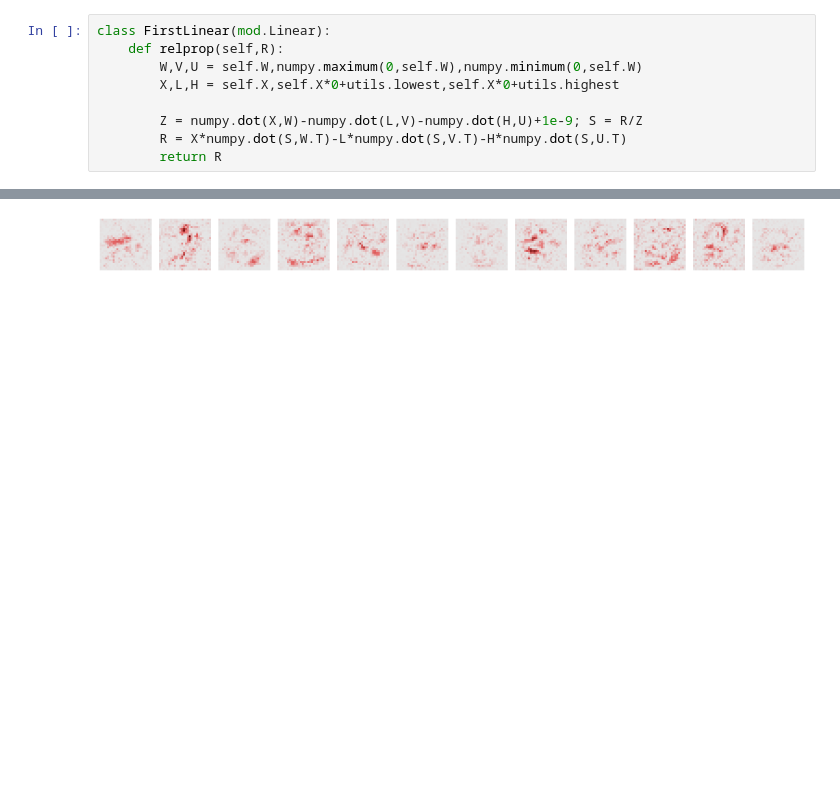
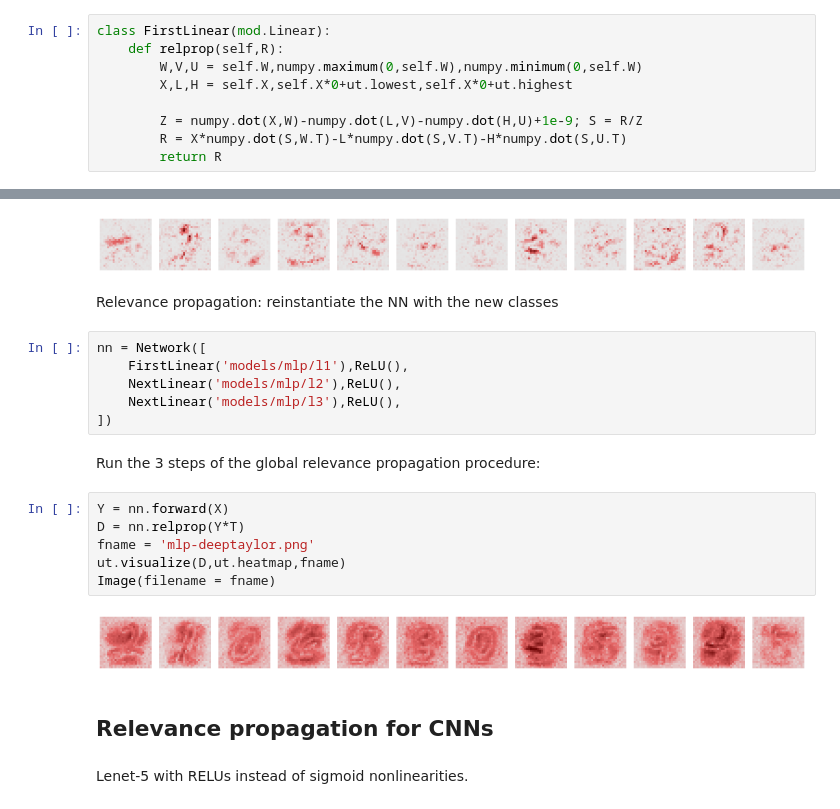
Before and after one commit to NLeSC/XAI, a Jupyter notebook: Software/Python/LRP Tutorial/LRP_Tutorial.ipynb, the cells around one changed output, grey strips where cells are left out. Cells and saved outputs as stored; diff of their text form; blank space fills up the shorter version.

Commit message:
LRP tutorial output images

```diff
--- a/Software/Python/LRP Tutorial/LRP_Tutorial.ipynb
+++ b/Software/Python/LRP Tutorial/LRP_Tutorial.ipynb
@@ -56,7 +59,7 @@ Implementing the zB rule (with input activations the raw pixels?)
 class FirstLinear(mod.Linear):
     def relprop(self,R):
         W,V,U = self.W,numpy.maximum(0,self.W),numpy.minimum(0,self.W)
-        X,L,H = self.X,self.X*0+utils.lowest,self.X*0+utils.highest
+        X,L,H = self.X,self.X*0+ut.lowest,self.X*0+ut.highest
 
         Z = numpy.dot(X,W)-numpy.dot(L,V)-numpy.dot(H,U)+1e-9; S = R/Z
         R = X*numpy.dot(S,W.T)-L*numpy.dot(S,V.T)-H*numpy.dot(S,U.T)
@@ -85,3 +88,25 @@ ut.visualize(S,ut.heatmap,fname)
 Image(filename = fname)
 # %% [output]
 [figure]
+# %% [markdown]
+Relevance propagation: reinstantiate the NN with the new classes
+# %%
+nn = Network([
+    FirstLinear('models/mlp/l1'),ReLU(),
+    NextLinear('models/mlp/l2'),ReLU(),
+    NextLinear('models/mlp/l3'),ReLU(),
+])
+# %% [markdown]
+Run the 3 steps of the global relevance propagation procedure:
+# %%
+Y = nn.forward(X)
+D = nn.relprop(Y*T)
+fname = 'mlp-deeptaylor.png'
+ut.visualize(D,ut.heatmap,fname)
+Image(filename = fname)
+# %% [output]
+[figure, added]
+# %% [markdown]
+## Relevance propagation for CNNs
+# %% [markdown]
+Lenet-5 with RELUs instead of sigmoid nonlinearities.
```
Also changed, not shown: parts of 27 cells of this notebook, 4 other files.
